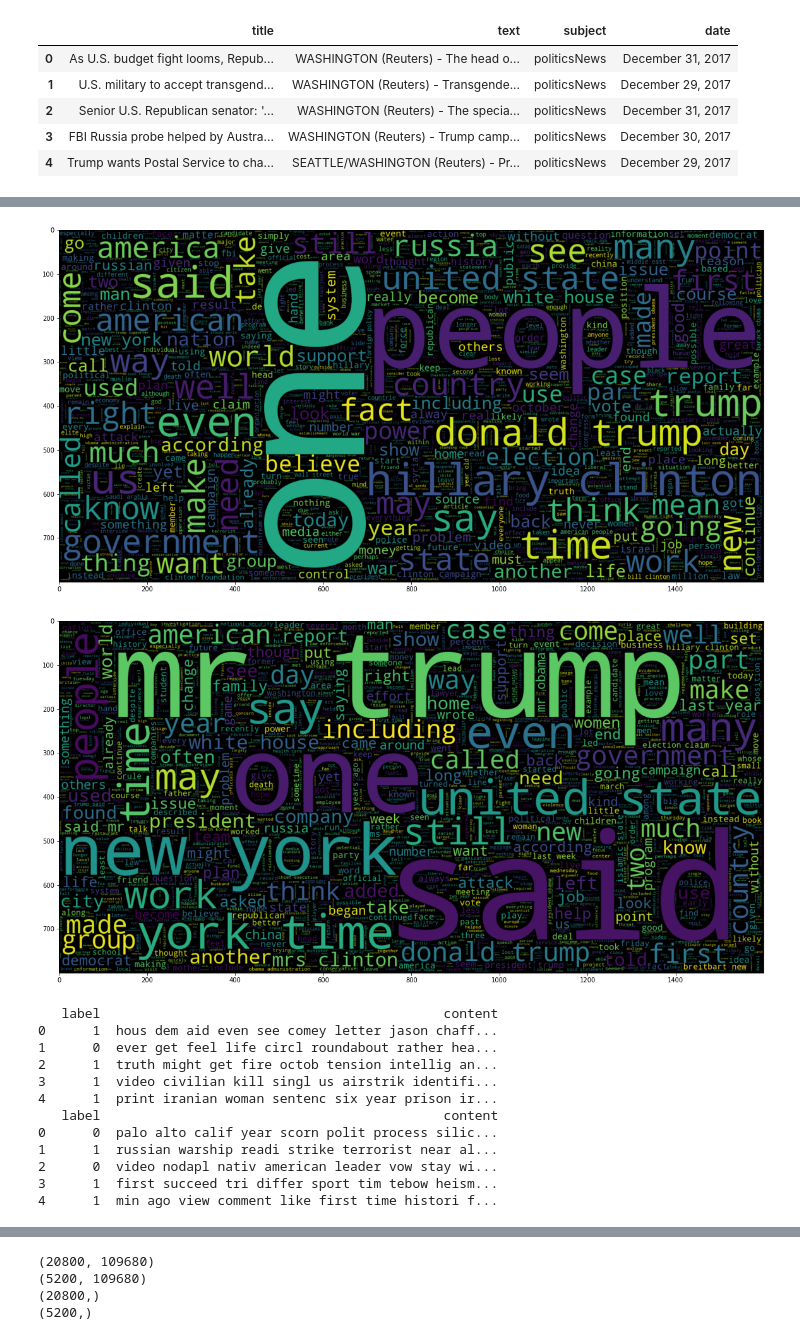
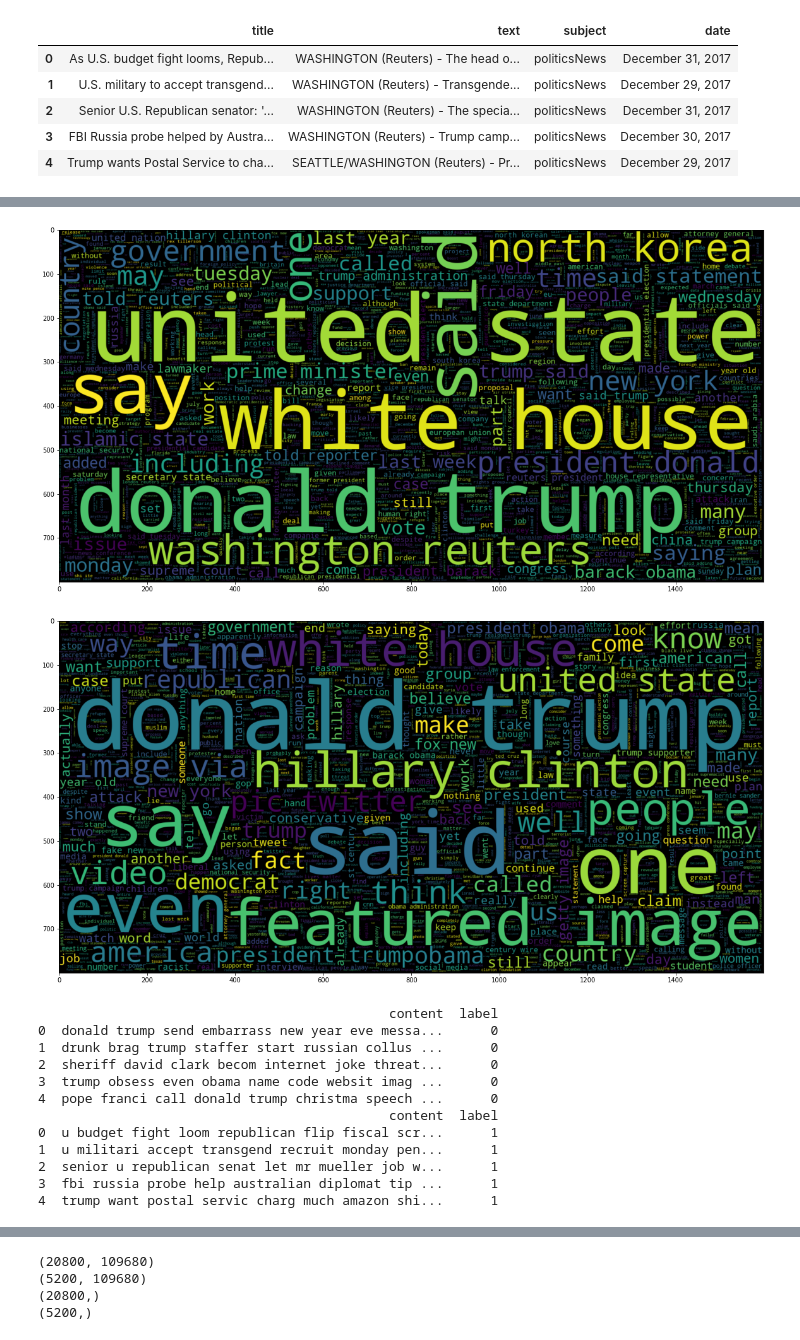
Before and after one commit to reachsidd/fina_project_6740, a Jupyter notebook: python/FinalProject3.ipynb, the cells around one changed output, grey strips where cells are left out. Saved outputs shown, nothing was run; the diff lists cells and outputs as text; code cells hidden in the pictures.

```diff
--- a/python/FinalProject3.ipynb
+++ b/python/FinalProject3.ipynb
@@ -165,39 +130,38 @@ print(test.head())
 # %%
 # WORDCLOUD FOR  CLEAN TEXT(LABEL - 1 - True)
 plt.figure(figsize=(20, 20))  # Text that is not Fake
-wc = wordcloud.WordCloud(max_words=2000, width=1600, height=800, stopwords=wordcloud.STOPWORDS).generate(
-    " ".join(train[train.label == 1].content))
+wc = wordcloud.WordCloud(max_words=2000, width=1600, height=800, stopwords=wordcloud.STOPWORDS).generate(" ".join(true_data.content))
 plt.imshow(wc, interpolation='bilinear')
 plt.show()
 # %% [output]
-[figure, old version]
+[figure, new version]
 # %%
-# WORDCLOUD FOR  CLEAN TEXT(LABEL - 0 - fake)
+# WORDCLOUD FOR  FAKE TEXT(LABEL - 0 - fake)
 plt.figure(figsize=(20, 20))  # Text that is Fake
-wc = wordcloud.WordCloud(max_words=2000, width=1600, height=800, stopwords=wordcloud.STOPWORDS).generate(
-    " ".join(train[train.label == 0].content))
+wc = wordcloud.WordCloud(max_words=2000, width=1600, height=800, stopwords=wordcloud.STOPWORDS).generate(" ".join(fake_data.content))
 plt.imshow(wc, interpolation='bilinear')
 plt.show()
 # %% [output]
-[figure, old version]
+[figure, new version]
 # %%
 # NLP - Tokenize and apply Porter’s Stemmer algorithm
 ps = nltk.stem.porter.PorterStemmer()
-train['content'] = train['content'].apply(lambda x:' '.join([ps.stem(word) for word in nltk.tokenize.word_tokenize(x)]))
-print(train.head())
 
-test['content'] = test['content'].apply(lambda x:' '.join([ps.stem(word) for word in nltk.tokenize.word_tokenize(x)]))
-print(test.head())
+fake_data['content'] = fake_data['content'].apply(lambda x:' '.join([ps.stem(word) for word in nltk.tokenize.word_tokenize(x)]))
+print(fake_data.head())
+
+true_data['content'] = true_data['content'].apply(lambda x:' '.join([ps.stem(word) for word in nltk.tokenize.word_tokenize(x)]))
+print(true_data.head())
 # %% [output]
-   label                                            content
-0      1  hous dem aid even see comey letter jason chaff...
-1      0  ever get feel life circl roundabout rather hea...
-2      1  truth might get fire octob tension intellig an...
-3      1  video civilian kill singl us airstrik identifi...
-4      1  print iranian woman sentenc six year prison ir...
-   label                                            content
-0      0  palo alto calif year scorn polit process silic...
-1      1  russian warship readi strike terrorist near al...
-2      0  video nodapl nativ american leader vow stay wi...
-3      1  first succeed tri differ sport tim tebow heism...
-4      1  min ago view comment like first time histori f...
+                                             content  label
+0  donald trump send embarrass new year eve messa...      0
+1  drunk brag trump staffer start russian collus ...      0
+2  sheriff david clark becom internet joke threat...      0
+3  trump obsess even obama name code websit imag ...      0
+4  pope franci call donald trump christma speech ...      0
+                                             content  label
+0  u budget fight loom republican flip fiscal scr...      1
+1  u militari accept transgend recruit monday pen...      1
+2  senior u republican senat let mr mueller job w...      1
+3  fbi russia probe help australian diplomat tip ...      1
+4  trump want postal servic charg much amazon shi...      1
```
Also changed, not shown: parts of 7 cells of this notebook.
